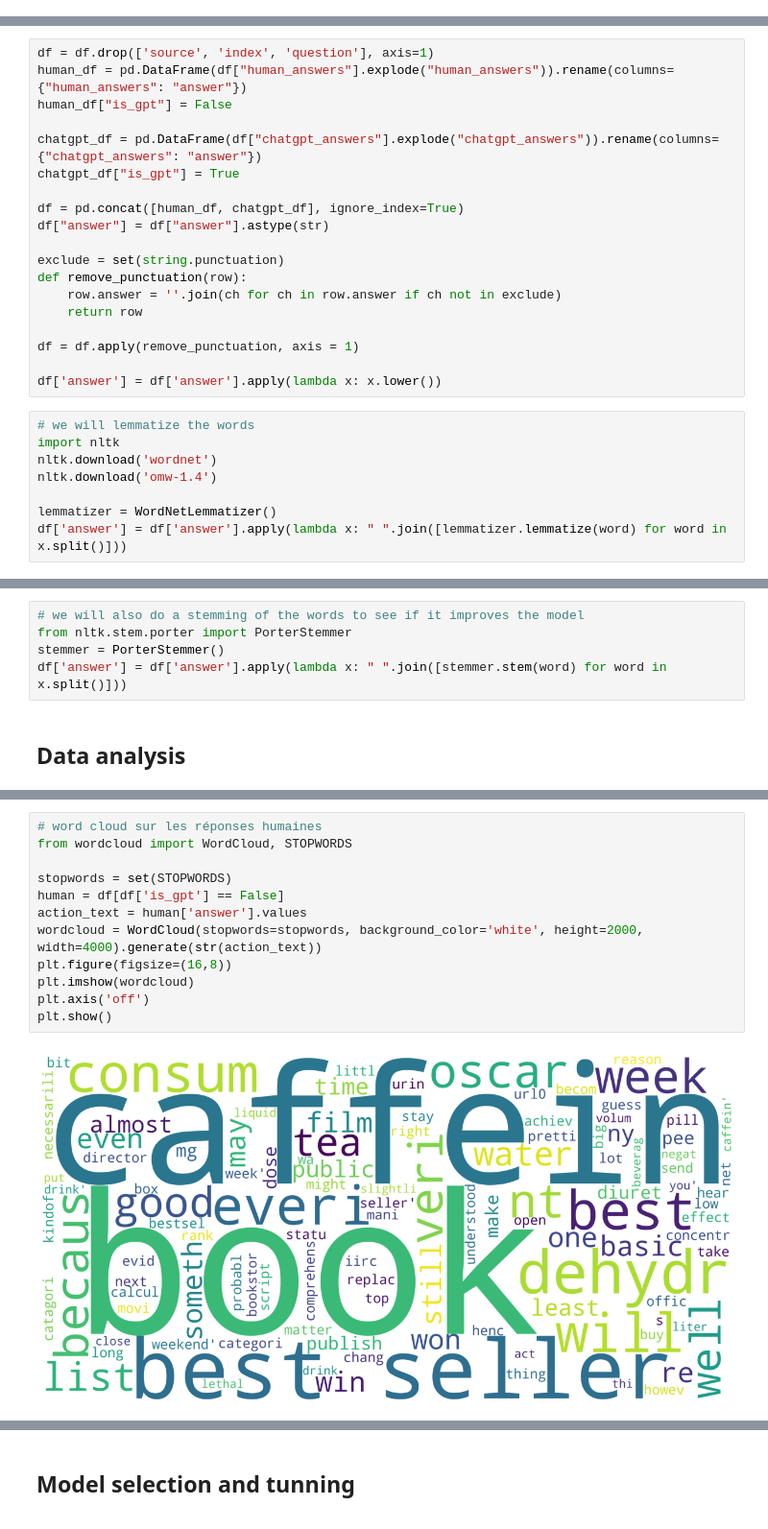
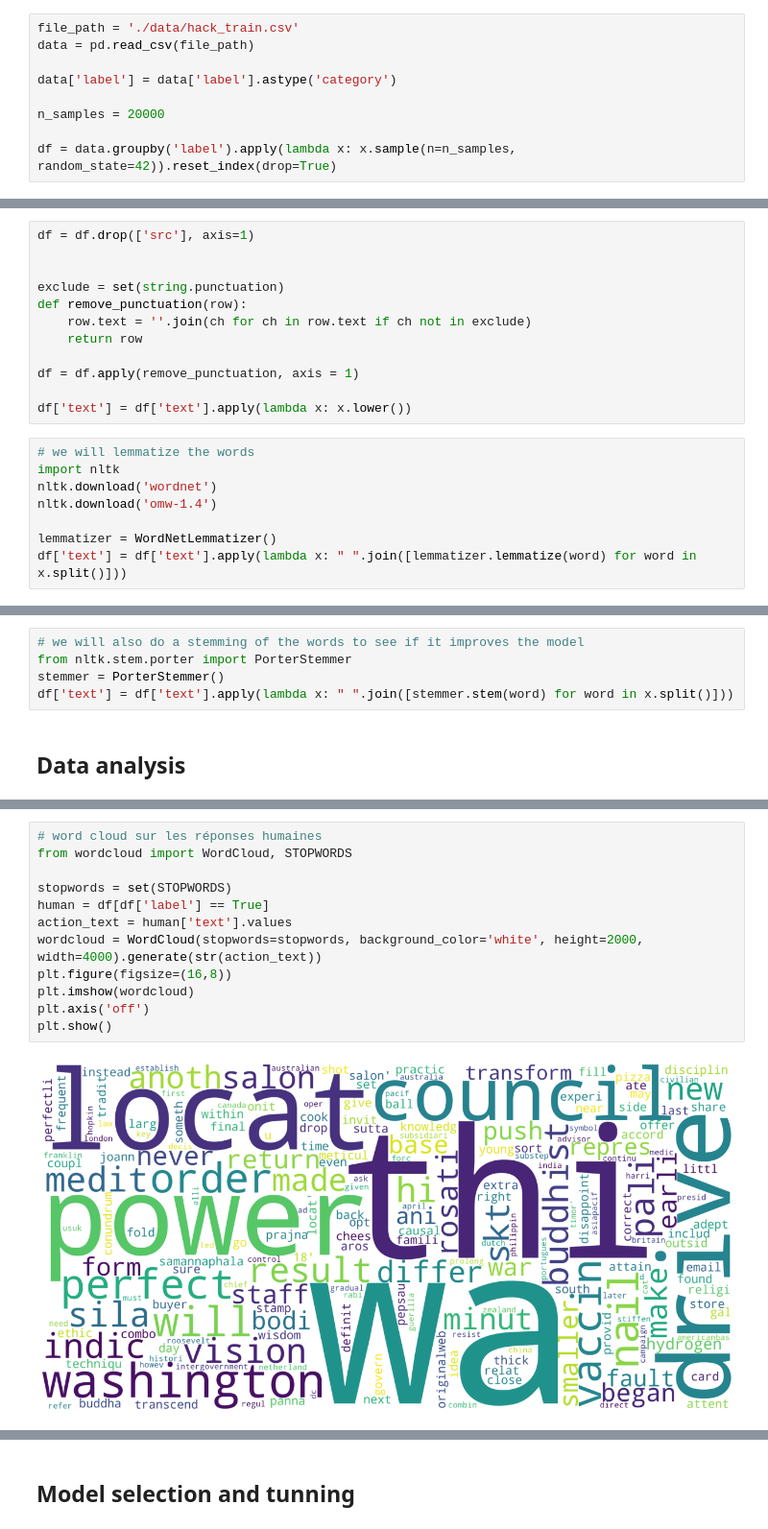
Before and after one commit to DjDonPablo/IA-DATA-HACK, a Jupyter notebook: explo.ipynb, the cells around one changed output, grey strips where cells are left out. Shown at 96% size. Drawn from its saved outputs; the diff is of its cells as text.

```diff
--- a/explo.ipynb
+++ b/explo.ipynb
@@ -28,3 +14,12 @@ df.head()
+# %%
+file_path = './data/hack_train.csv'
+data = pd.read_csv(file_path)
+
+data['label'] = data['label'].astype('category')
+
+n_samples = 20000
+
+df = data.groupby('label').apply(lambda x: x.sample(n=n_samples, random_state=42)).reset_index(drop=True)
 # %%
 df.shape
 # %% [output]
@@ -48,24 +41,17 @@ None
 # %% [markdown]
 ## Preprocessing
 # %%
-df = df.drop(['source', 'index', 'question'], axis=1)
-human_df = pd.DataFrame(df["human_answers"].explode("human_answers")).rename(columns={"human_answers": "answer"})
-human_df["is_gpt"] = False
+df = df.drop(['src'], axis=1)
 
-chatgpt_df = pd.DataFrame(df["chatgpt_answers"].explode("chatgpt_answers")).rename(columns={"chatgpt_answers": "answer"})
-chatgpt_df["is_gpt"] = True
-
-df = pd.concat([human_df, chatgpt_df], ignore_index=True)
-df["answer"] = df["answer"].astype(str)
 
 exclude = set(string.punctuation)
 def remove_punctuation(row):
-    row.answer = ''.join(ch for ch in row.answer if ch not in exclude)
+    row.text = ''.join(ch for ch in row.text if ch not in exclude)
     return row
 
 df = df.apply(remove_punctuation, axis = 1)
 
-df['answer'] = df['answer'].apply(lambda x: x.lower())
+df['text'] = df['text'].apply(lambda x: x.lower())
 # %%
 # we will lemmatize the words
 import nltk
@@ -73,7 +59,7 @@ nltk.download('wordnet')
 nltk.download('omw-1.4')
 
 lemmatizer = WordNetLemmatizer()
-df['answer'] = df['answer'].apply(lambda x: " ".join([lemmatizer.lemmatize(word) for word in x.split()]))
+df['text'] = df['text'].apply(lambda x: " ".join([lemmatizer.lemmatize(word) for word in x.split()]))
 # %% [output]
 [nltk_data] Downloading package wordnet to /home/onyxia/nltk_data...
 [nltk_data]   Package wordnet is already up-to-date!
@@ -83,7 +69,7 @@ df['answer'] = df['answer'].apply(lambda x: " ".join([lemmatizer.lemmatize(word)
 # we will also do a stemming of the words to see if it improves the model
 from nltk.stem.porter import PorterStemmer
 stemmer = PorterStemmer()
-df['answer'] = df['answer'].apply(lambda x: " ".join([stemmer.stem(word) for word in x.split()]))
+df['text'] = df['text'].apply(lambda x: " ".join([stemmer.stem(word) for word in x.split()]))
 # %% [markdown]
 ## Data analysis
 # %%
@@ -108,17 +94,17 @@ Max overview length:  10967
 # %%
 # word cloud sur les réponses humaines
 from wordcloud import WordCloud, STOPWORDS
 
 stopwords = set(STOPWORDS)
-human = df[df['is_gpt'] == False]
-action_text = human['answer'].values
+human = df[df['label'] == True]
+action_text = human['text'].values
 wordcloud = WordCloud(stopwords=stopwords, background_color='white', height=2000, width=4000).generate(str(action_text))
 plt.figure(figsize=(16,8))
 plt.imshow(wordcloud)
 plt.axis('off')
 plt.show()
 # %% [output]
-[figure, old version]
+[figure, new version]
 # %%
 # word cloud sur les réponses de GPT
 from wordcloud import WordCloud, STOPWORDS
```
Also changed, not shown: parts of 10 cells of this notebook.
